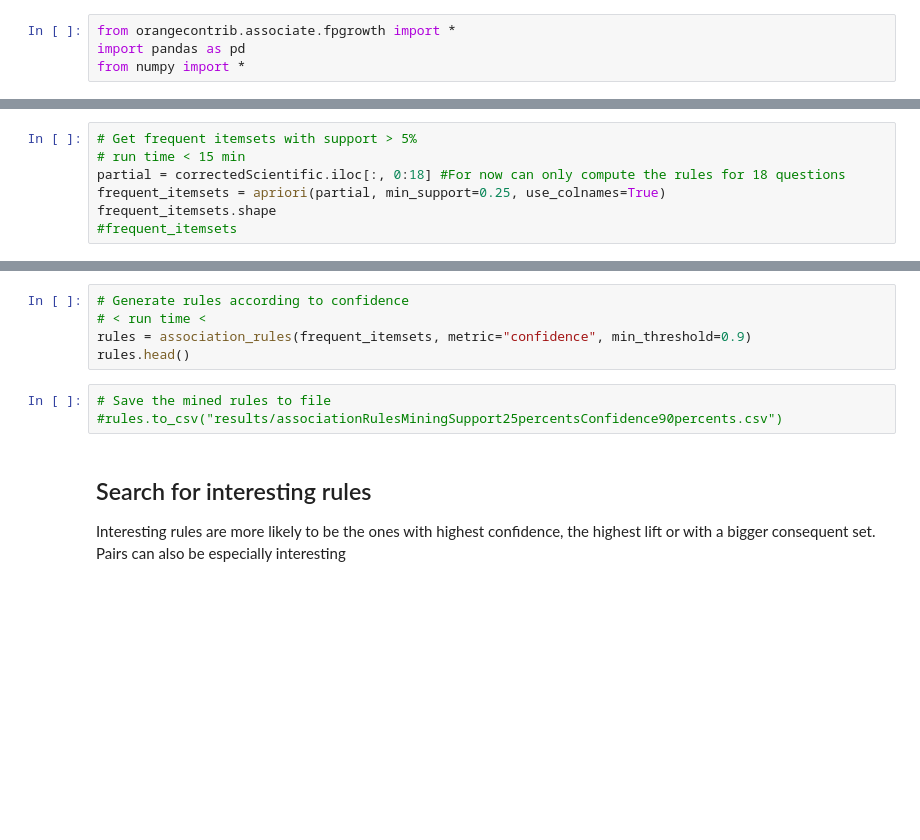
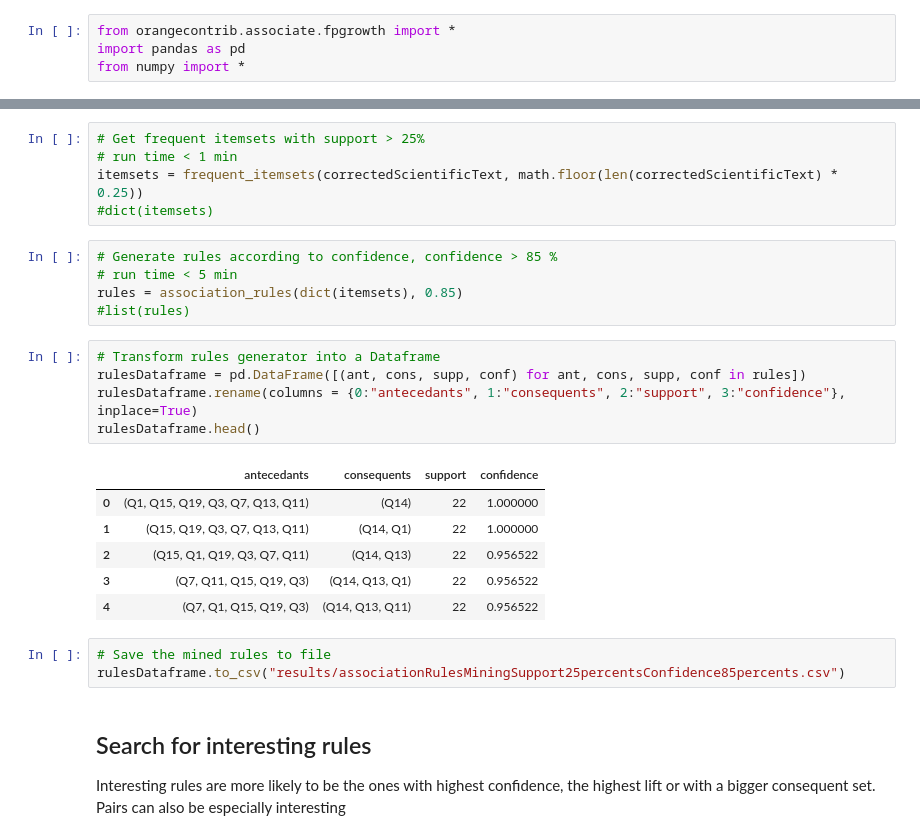
Before and after one commit to CyberCRI/dataanalysis-herocoli-redmetrics, a Jupyter notebook: v1.52/Data mining/ruleAssociationMining.ipynb, the cells around one changed output, grey strips where cells are left out. Cells and saved outputs as stored; diff of their text form; blank space fills up the shorter version.

```diff
--- a/v1.52/Data mining/ruleAssociationMining.ipynb
+++ b/v1.52/Data mining/ruleAssociationMining.ipynb
@@ -30,7 +10,0 @@ from mlxtend.frequent_patterns import association_rules
-# %%
-# Get frequent itemsets with support > 5%
-# run time < 15 min
-partial = correctedScientific.iloc[:, 0:18] #For now can only compute the rules for 18 questions
-frequent_itemsets = apriori(partial, min_support=0.25, use_colnames=True)
-frequent_itemsets.shape
-#frequent_itemsets
@@ -37,11 +19,28 @@ frequent_itemsets.shape
+# %%
+# Get frequent itemsets with support > 25%
+# run time < 1 min
+itemsets = frequent_itemsets(correctedScientificText, math.floor(len(correctedScientificText) * 0.25))
+#dict(itemsets)
 # %%
-# Generate rules according to confidence
-# < run time <
-rules = association_rules(frequent_itemsets, metric="confidence", min_threshold=0.9)
-rules.head()
+# Generate rules according to confidence, confidence > 85 %
+# run time < 5 min
+rules = association_rules(dict(itemsets), 0.85)
+#list(rules)
+# %%
+# Transform rules generator into a Dataframe
+rulesDataframe = pd.DataFrame([(ant, cons, supp, conf) for ant, cons, supp, conf in rules])
+rulesDataframe.rename(columns = {0:"antecedants", 1:"consequents", 2:"support", 3:"confidence"}, inplace=True)
+rulesDataframe.head()
+# %% [output]
+|  | antecedants | consequents | support | confidence |
+| 0 | (Q1, Q15, Q19, Q3, Q7, Q13, Q11) | (Q14) | 22 | 1.000000 |
+| 1 | (Q15, Q19, Q3, Q7, Q13, Q11) | (Q14, Q1) | 22 | 1.000000 |
+| 2 | (Q15, Q1, Q19, Q3, Q7, Q11) | (Q14, Q13) | 22 | 0.956522 |
+| 3 | (Q7, Q11, Q15, Q19, Q3) | (Q14, Q13, Q1) | 22 | 0.956522 |
+| 4 | (Q7, Q1, Q15, Q19, Q3) | (Q14, Q13, Q11) | 22 | 0.956522 |
 # %%
 # Save the mined rules to file
-#rules.to_csv("results/associationRulesMiningSupport25percentsConfidence90percents.csv")
+rulesDataframe.to_csv("results/associationRulesMiningSupport25percentsConfidence85percents.csv")
 # %% [markdown]
 ## Search for interesting rules
 Interesting rules are more likely to be the ones with highest confidence, the highest lift or with a bigger consequent set. Pairs can also be especially interesting
```
Also changed, not shown: parts of 9 cells of this notebook, 2 other files.
